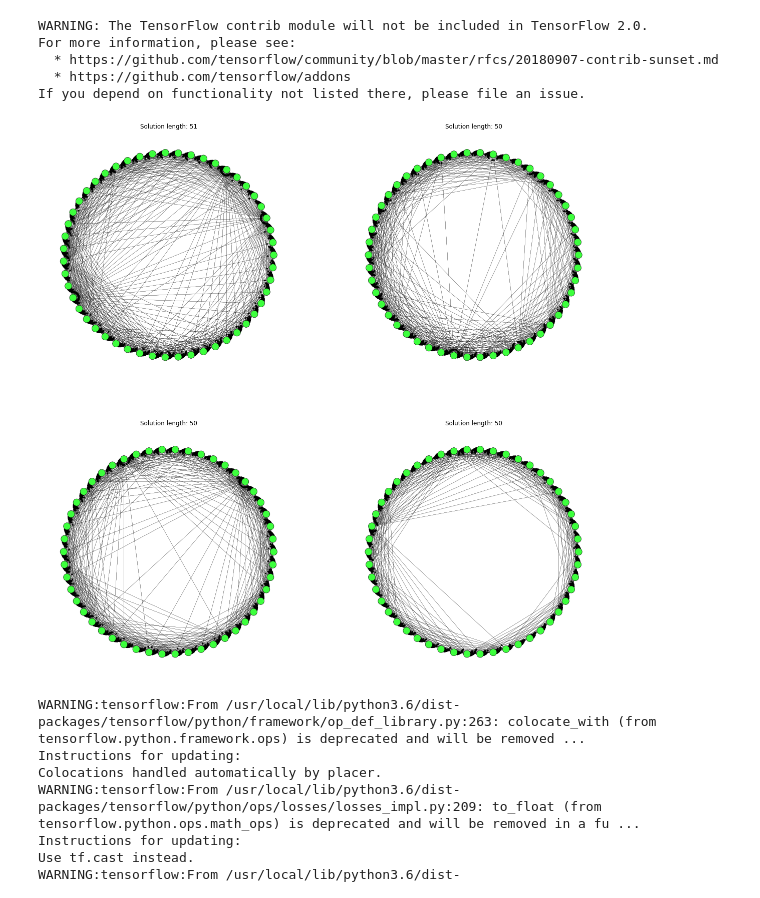
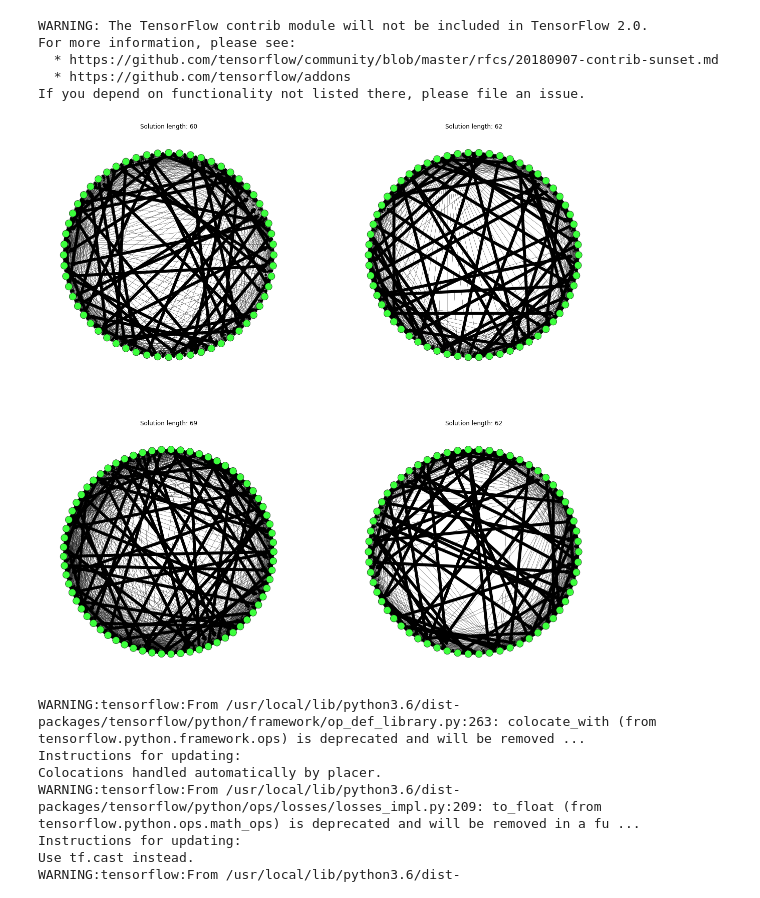
Before and after one commit to LRacoci/permutation-graphml, a Jupyter notebook: exploration/hamiltonian/hamiltonian_path.ipynb, the cells around one changed output. Cells and saved outputs as stored; diff of their text form; code cells hidden in the pictures.

```diff
--- a/exploration/hamiltonian/hamiltonian_path.ipynb
+++ b/exploration/hamiltonian/hamiltonian_path.ipynb
@@ -182,7 +182,7 @@ def generate_raw_graph(
 
     cycle_graph = nx.DiGraph()
     nodes = np.array(geo_graph.nodes())
-    #rand.shuffle(nodes)
+    rand.shuffle(nodes)
     nodes = list(nodes)
     cycle_graph.add_cycle(nodes)
 
@@ -498,8 +498,8 @@ rand = np.random.RandomState(seed=seed)
 num_examples = 4  #@param{type: 'integer'}
 
 
-min_nodes = 50 #@param {type:"slider", min:4, max:64, step:1}
-max_nodes = 52 #@param {type:"slider", min:4, max:64, step:1}
+min_nodes = 57 #@param {type:"slider", min:4, max:256, step:1}
+max_nodes = 83 #@param {type:"slider", min:4, max:256, step:1}
 
 theta = 7.1  #@param{type:"slider", min:0.1, max:64, step:1}
 #@markdown Large values (1000+) make trees. Try 20-60 for good non-trees.
@@ -512,31 +512,31 @@ min_max_nodes = (min_nodes, max_nodes)
 graphs = generate_raw_graphs(
     rand,
     num_examples,
     min_max_nodes,
     theta
 )
 
 num = min(num_examples, 16)
 size = horizontal_length/graphs_per_column
 w = graphs_per_column
 h = int(np.ceil(num / w))
 fig = plt.figure(40, figsize=(w * size, h * size))
 fig.clf()
 for j, graph in enumerate(graphs):
     ax = fig.add_subplot(h, w, j + 1)
     plotter = GraphPlotter(ax, graph)
     plotter.draw_graph_with_solution(
         node_size=node_size,
         node_color=node_color,
         node_linewidth=node_linewidth,
         start_color=start_color,
         end_color=end_color,
         edge_width=edge_width,
         edge_style=edge_style,
         solution_node_color=solution_node_color,
         solution_node_linewidth=solution_node_linewidth,
         solution_edge_width=solution_edge_width,
         solution_edge_style=solution_edge_style
     )
 # %% [output]
-[figure, old version]
+[figure, new version]
```
Also changed, not shown: parts of 5 cells of this notebook, 1 other file.
